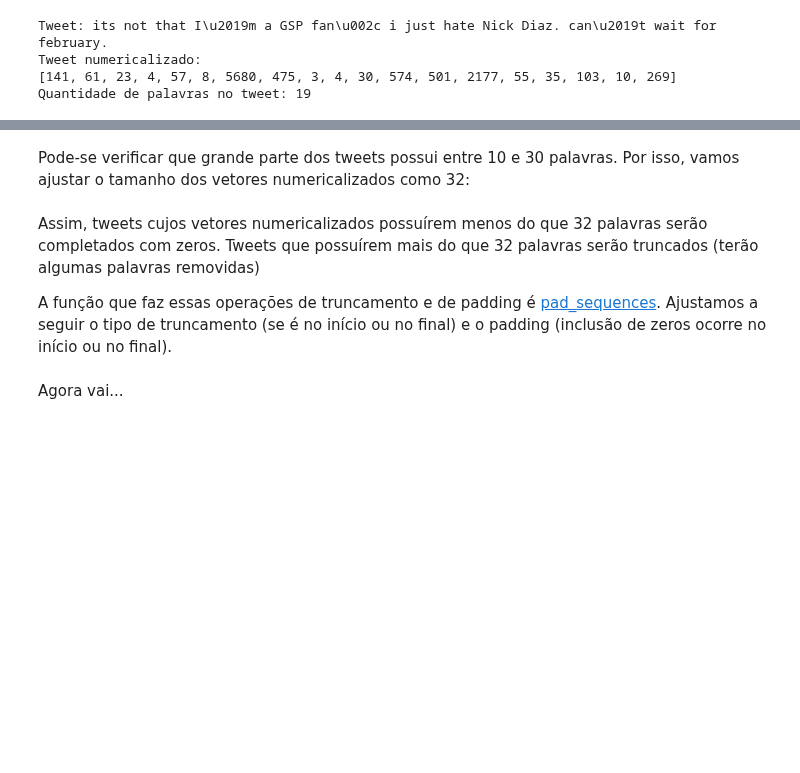
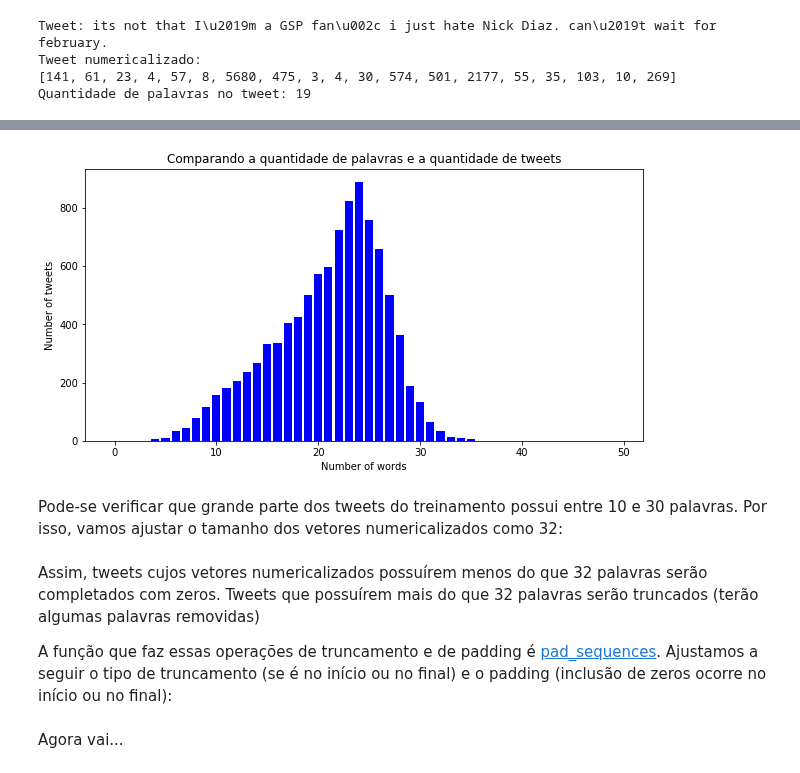
Before and after one commit to viniciusrpb/cic0269_natural_language_processing, a Jupyter notebook: lectures/cap11_4_cnn_text.ipynb, the cells around one changed output, grey strips where cells are left out. Cells and saved outputs as stored; diff of their text form; code cells hidden in the pictures; blank space fills up the shorter version.

```diff
--- a/lectures/cap11_4_cnn_text.ipynb
+++ b/lectures/cap11_4_cnn_text.ipynb
@@ -204,11 +161,24 @@ fig.show()
+# %%
+fig = plt.figure(figsize = (10, 5))
+
+# creating the bar plot
+plt.bar(hist['qtde'],hist['num tweets'],
+        color ='blue')
+
+plt.xlabel("Number of words")
+plt.ylabel("Number of tweets")
+plt.title("Comparando a quantidade de palavras e a quantidade de tweets")
+plt.show()
+# %% [output]
+[figure, added]
 # %% [markdown]
-Pode-se verificar que grande parte dos tweets possui entre 10 e 30 palavras. Por isso, vamos ajustar o tamanho dos vetores numericalizados como 32:
+Pode-se verificar que grande parte dos tweets do treinamento possui entre 10 e 30 palavras. Por isso, vamos ajustar o tamanho dos vetores numericalizados como 32:
 # %%
 max_length = 32
 # %% [markdown]
 Assim, tweets cujos vetores numericalizados possuírem menos do que 32 palavras serão completados com zeros. Tweets que possuírem mais do que 32 palavras serão truncados (terão algumas palavras removidas)
 
-A função que faz essas operações de truncamento e de padding é [pad_sequences](https://www.tensorflow.org/api_docs/python/tf/keras/utils/pad_sequences). Ajustamos a seguir o tipo de truncamento (se é no início ou no final) e o padding (inclusão de zeros ocorre no início ou no final).
+A função que faz essas operações de truncamento e de padding é [pad_sequences](https://www.tensorflow.org/api_docs/python/tf/keras/utils/pad_sequences). Ajustamos a seguir o tipo de truncamento (se é no início ou no final) e o padding (inclusão de zeros ocorre no início ou no final):
 # %%
 trunc_type = 'post'
 padding_type = 'post'
```
Also changed, not shown: parts of 18 cells of this notebook.
